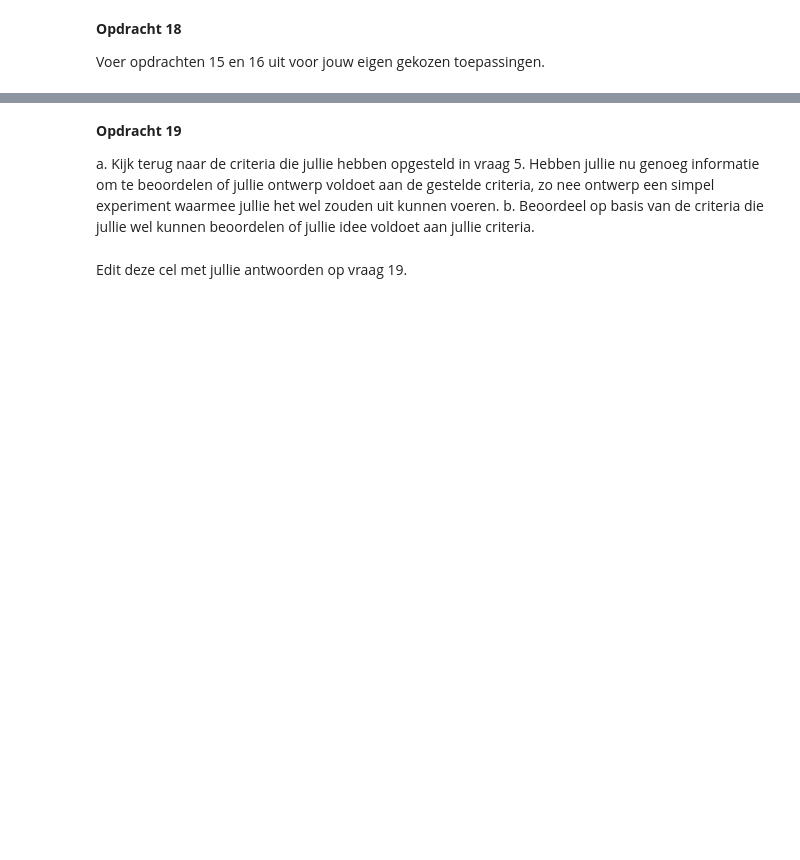
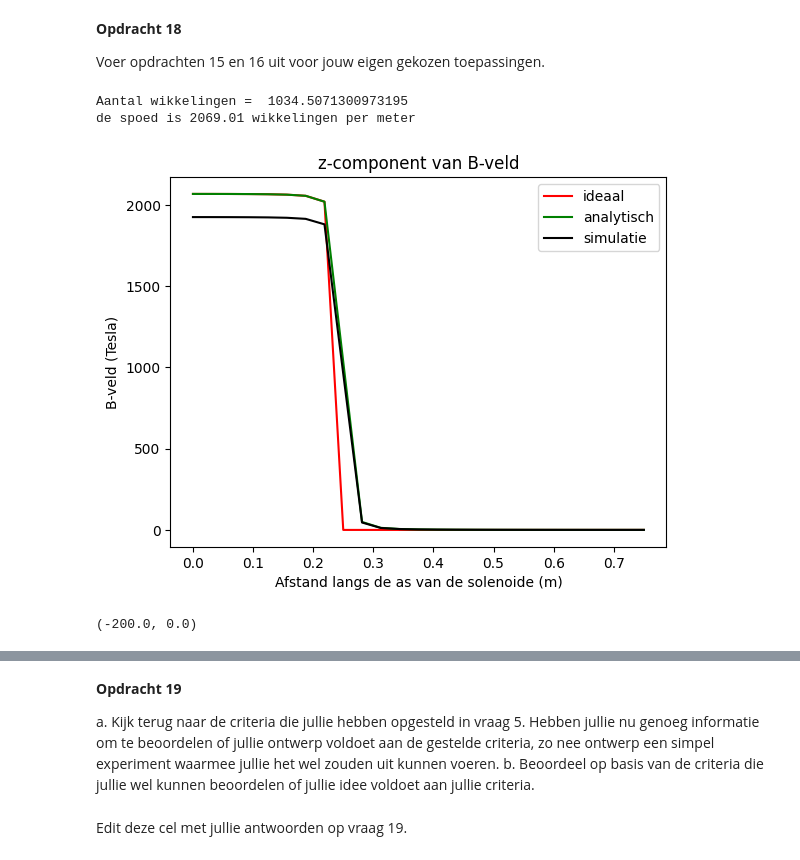
Before and after one commit to Roosmarijnkos/opdrachten-DEF-D, a Jupyter notebook: DigitaleOntwerpopdrachten/2KrachtactuatorOpdracht/KrachtactuatorOpdracht.ipynb, the cells around one changed output, grey strips where cells are left out. Drawn from its saved outputs; the diff is of its cells as text; code cells hidden in the pictures; blank space fills up the shorter version.

Commit message:
opdr 17

```diff
--- a/DigitaleOntwerpopdrachten/2KrachtactuatorOpdracht/KrachtactuatorOpdracht.ipynb
+++ b/DigitaleOntwerpopdrachten/2KrachtactuatorOpdracht/KrachtactuatorOpdracht.ipynb
@@ -616,3 +619,83 @@ Kijk in deze vraag terug naar de criteria die jullie voor de deuractuator hebben
 **Opdracht 18**
 
 Voer opdrachten 15 en 16 uit voor jouw eigen gekozen toepassingen.
+# %%
+#Koffie actuator:
+
+# De geschatte parameters van de koffieactuator:
+l_draad = 65 #m
+r_sol = 0.01 #m
+L_sol = 0.50 #m
+N_wikkelingen = (l_draad/(2*np.pi*r_sol))
+print("Aantal wikkelingen = ", N_wikkelingen)
+
+
+#spoed:
+spoed=N_wikkelingen/L_sol
+print(f"de spoed is {spoed:.2f} wikkelingen per meter")
+
+
+#opdr 15:
+
+n_ax=25
+z_ax=np.linspace(0, 1.5*L_sol, n_ax)
+H_ax=np.zeros(n_ax)
+
+
+x_source,y_source,z_source = parametrisatie(stappen,r_sol,N_wikkelingen,L_sol)
+
+r_source=np.array([x_source,y_source,z_source]) #dit is coordinatenmatrix
+dl=r_source[:,1:]-r_source[:,:-1] #verschil tussen 2 puntjes voor dl vector
+
+for i_field in range(n_ax):
+    r_field=np.array([0,0,z_ax[i_field]], dtype='float64') #veld moet door oorsprong
+    Hsimulated=np.array([0,0,0], dtype='float64')
+    for i_source in np.arange(1, stappen-1):
+        Hsimulated += field_current_element(r_field, r_source[:,i_source], dl[:,i_source], I)
+
+    H_ax[i_field]=Hsimulated[2]
+
+H_veld_analytisch=(N_wikkelingen*I/L_sol/2)*((L_sol/2-z_ax)/np.sqrt((z_ax- L_sol/2)**2 + r_sol**2)+(L_sol/2+z_ax)/np.sqrt((z_ax+ L_sol/2)**2 + r_sol**2))
+
+H_veld_ideaal=H_veld_analytisch*np.ones(n_ax)*(1.0*(z_ax < L_sol/2))
+
+plt.figure()
+plt.title('z-component van B-veld')
+plt.plot(z_ax, H_veld_ideaal, '-r', label='ideaal')
+plt.plot(z_ax, H_veld_analytisch, '-g', label='analytisch')
+plt.plot(z_ax, H_ax, '-k', label='simulatie')
+plt.legend()
+plt.xlabel('Afstand langs de as van de solenoide (m)')
+plt.ylabel('B-veld (Tesla)')
+plt.show()
+
+#bij een ideale spoel is het veld binnen spoel 300 tesla, en buiten de spoel is hij 0. Omdat we geen oneindige lengte hebben vd spoel,
+#loopt het niet exact verticaal af naar 0 maar iets minder snel.
+
+
+#Opdr 16
+# integrate the field up to point z_p voor koffieactuator
+r_s = 0.01
+mu_r= 50000
+L_s = 0.5
+mu_0 = 4*np.pi*10**-7
+Wz=-0.5*np.pi*r_s**2*np.cumsum(np.flipud(H_ax)*mu_r*mu_0*np.flipud(H_ax))*(z_ax[1] - z_ax[0])
+
+plt.plot(L_s/2 - z_ax, np.flipud(Wz), '-k')
+plt.title("Koffieactuator")
+plt.xlabel('Afstand v plunjer in solenoide (in m)'), plt.ylabel('Energie (J)'), plt.grid()
+
+force_analytical = -mu_0*mu_r*np.pi*r_s**2*N_wikkelingen**2*I**2/2/L_s**2 # Kracht uitrekenen numeriek
+force_numerical=np.diff(Wz, n=1, append=[0])/(z_ax[1] - z_ax[0]) # Kracht uitrekenen
+
+# Plotting the results
+plt.plot(L_s/2 - z_ax, np.flipud(force_numerical), '-o', label='Kracht')
+plt.plot(L_s/2 - z_ax, (-5*9.8)*np.ones(n_ax), '--r', label='Benodigde kracht')
+plt.plot(L_s/2 - z_ax, force_analytical*np.ones(n_ax), '--g', label='Kracht oneindig lange solenoide')
+plt.xlabel('Afstand van plunjer in solenoide (m)'), plt.ylabel('Kracht (N)'), plt.grid(), plt.legend()
+plt.ylim([-200, 0])
+# %% [output]
+Aantal wikkelingen =  1034.5071300973195
+de spoed is 2069.01 wikkelingen per meter
+[figure, added]
+(-200.0, 0.0)
```
Also changed, not shown: parts of 4 cells of this notebook.
